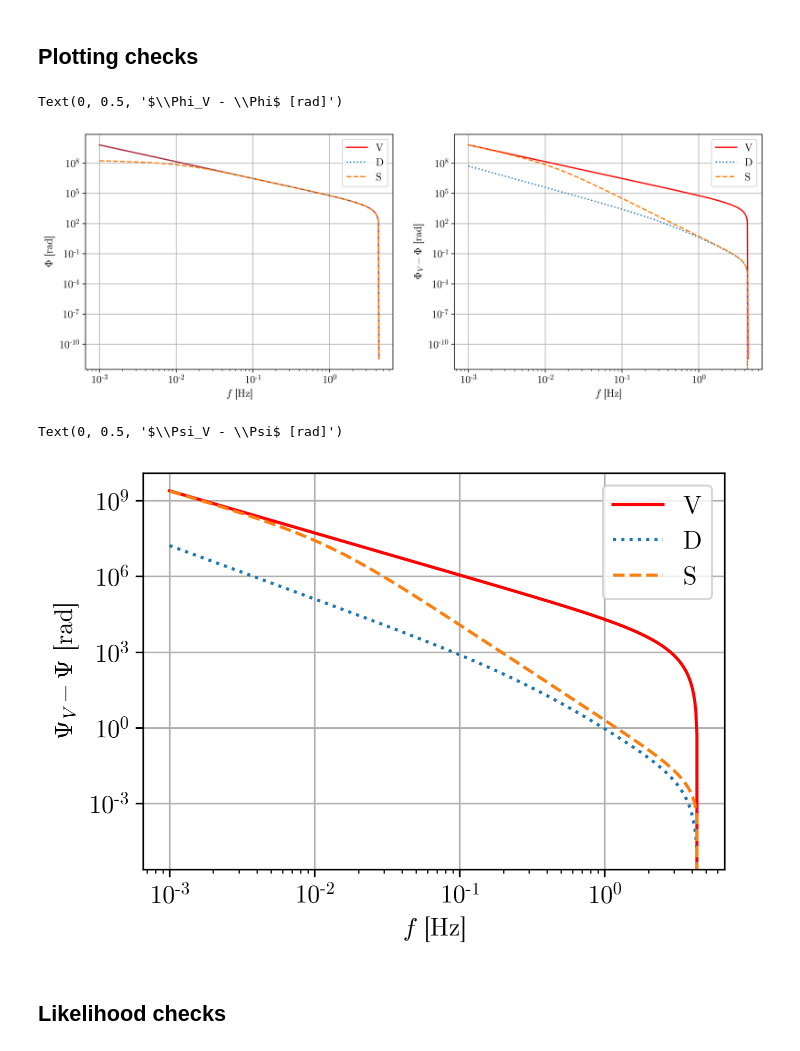
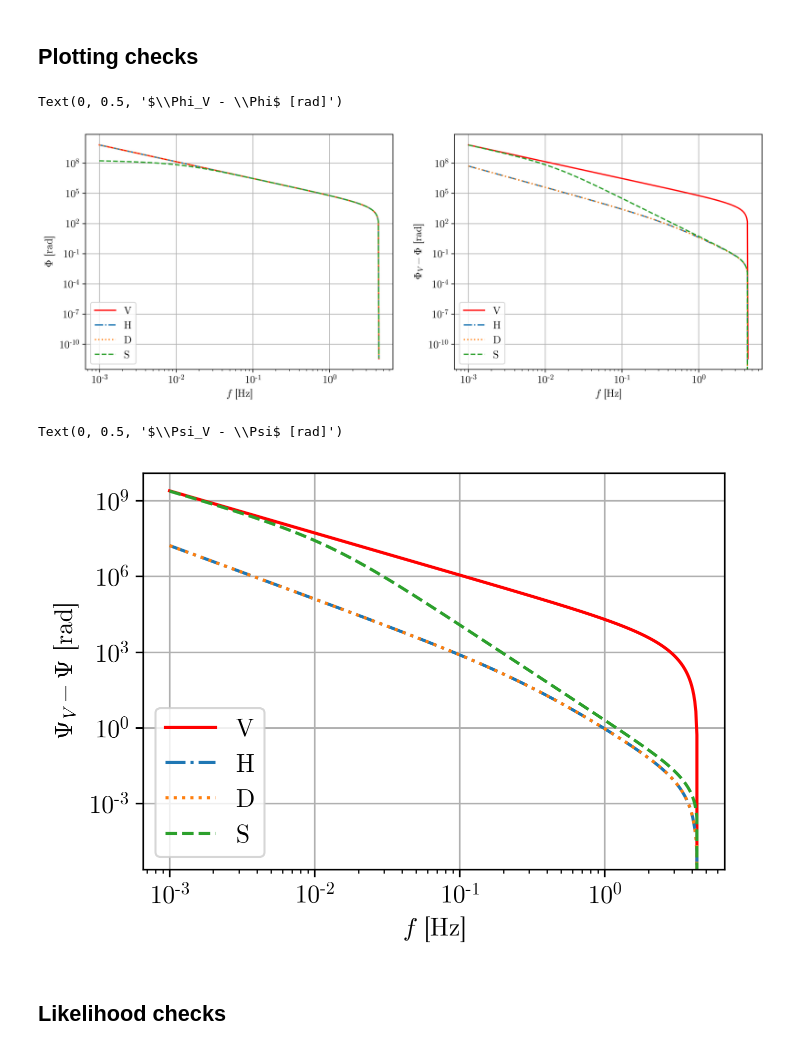
Before and after one commit to adam-coogan/pydd, a Jupyter notebook: basic-checks.ipynb, the cells around one changed output. Saved outputs shown, nothing was run; the diff lists cells and outputs as text; code cells hidden in the pictures.

```diff
--- a/basic-checks.ipynb
+++ b/basic-checks.ipynb
@@ -30,48 +32,51 @@ m_2 = 1 * MSUN
 rho_s = 226 * MSUN / PC**3
 gamma_s = 7 / 3
 f_l = jnp.array(0.022621092492458004)  # Hz
-f_c = get_f_isco(m_1)
 
 vb = make_vacuum_binary(m_1, m_2)
 sd = make_static_dress(m_1, m_2, rho_s, gamma_s)
 dd = make_dynamic_dress(m_1, m_2, rho_s, gamma_s)
+hd = make_hypgeom_dress(m_1, m_2, rho_s, gamma_s)
 # %%
-f = jnp.geomspace(1e-3, f_c, 500)
+f = jnp.geomspace(1e-3, vb.f_c, 500)
 fig, axes = plt.subplots(1, 2, figsize=(14, 5))
 
 ax = axes[0]
-ax.loglog(f, Phi_to_c(f, f_c, vb, "v"), "r", label="V")
-ax.loglog(f, Phi_to_c(f, f_c, dd, "d"), ":", label="D")
-ax.loglog(f, Phi_to_c(f, f_c, sd, "s"), "--", label="S")
+ax.loglog(f, Phi_to_c(f, vb), "r", label="V")
+ax.loglog(f, Phi_to_c(f, hd), "-.", label="H")
+ax.loglog(f, Phi_to_c(f, dd), ":", label="D")
+ax.loglog(f, Phi_to_c(f, sd), "--", label="S")
 ax.legend()
 ax.grid()
 ax.set_xlabel(r"$f$ [Hz]")
 ax.set_ylabel(r"$\Phi$ [rad]")
 
 ax = axes[1]
-ax.loglog(f, Phi_to_c(f, f_c, vb, "v"), "r", label="V")
-ax.loglog(f, Phi_to_c(f, f_c, vb, "v") - Phi_to_c(f, f_c, dd, "d"), ":", label="D")
-ax.loglog(f, Phi_to_c(f, f_c, vb, "v") - Phi_to_c(f, f_c, sd, "s"), "--", label="S")
+ax.loglog(f, Phi_to_c(f, vb), "r", label="V")
+ax.loglog(f, Phi_to_c(f, vb) - Phi_to_c(f, hd), "-.", label="H")
+ax.loglog(f, Phi_to_c(f, vb) - Phi_to_c(f, dd), ":", label="D")
+ax.loglog(f, Phi_to_c(f, vb) - Phi_to_c(f, sd), "--", label="S")
 ax.legend()
 ax.grid()
 ax.set_xlabel(r"$f$ [Hz]")
 ax.set_ylabel(r"$\Phi_V - \Phi$ [rad]")
 # %% [output]
 Text(0, 0.5, '$\\Phi_V - \\Phi$ [rad]')
-[figure, old version]
+[figure, new version]
 # %%
-f = jnp.geomspace(1e-3, f_c, 500)
+f = jnp.geomspace(1e-3, vb.f_c, 500)
 fig, ax = plt.subplots(1, 1)#, figsize=(14, 5))
 
-ax.loglog(f, Psi(f, f_c, vb, "v"), "r", label="V")
-ax.loglog(f, Psi(f, f_c, vb, "v") - Psi(f, f_c, dd, "d"), ":", label="D")
-ax.loglog(f, Psi(f, f_c, vb, "v") - Psi(f, f_c, sd, "s"), "--", label="S")
+ax.loglog(f, Psi(f, vb), "r", label="V")
+ax.loglog(f, Psi(f, vb) - Psi(f, hd), "-.", label="H")
+ax.loglog(f, Psi(f, vb) - Psi(f, dd), ":", label="D")
+ax.loglog(f, Psi(f, vb) - Psi(f, sd), "--", label="S")
 ax.legend()
 ax.grid()
 ax.set_xlabel(r"$f$ [Hz]")
 ax.set_ylabel(r"$\Psi_V - \Psi$ [rad]")
 # %% [output]
 Text(0, 0.5, '$\\Psi_V - \\Psi$ [rad]')
-[figure, old version]
+[figure, new version]
 # %% [markdown]
 ## Likelihood checks
```
Also changed, not shown: parts of 6 cells of this notebook, 1 other file.
